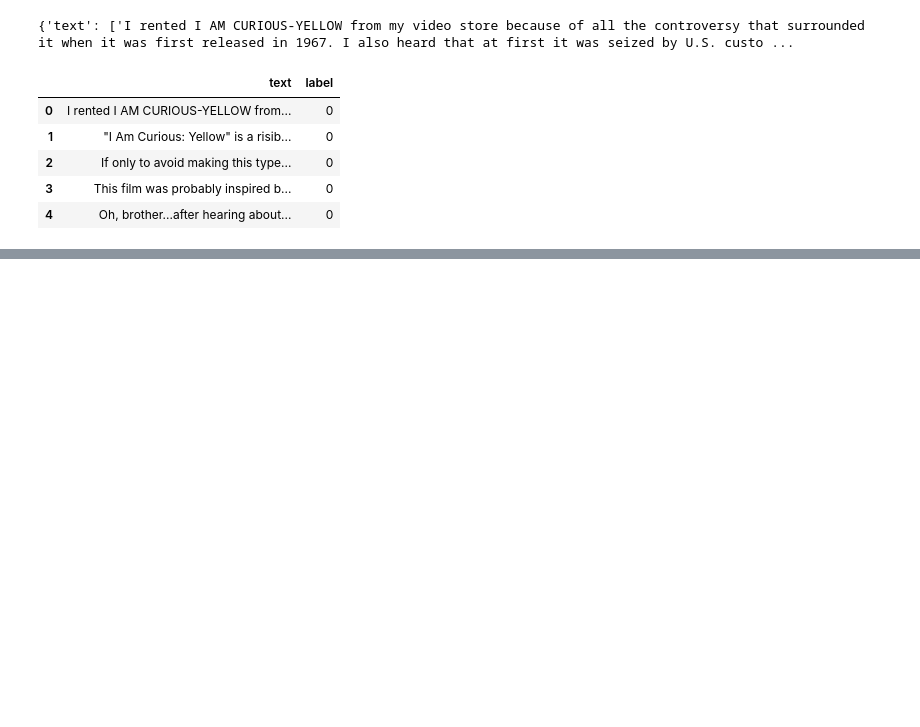
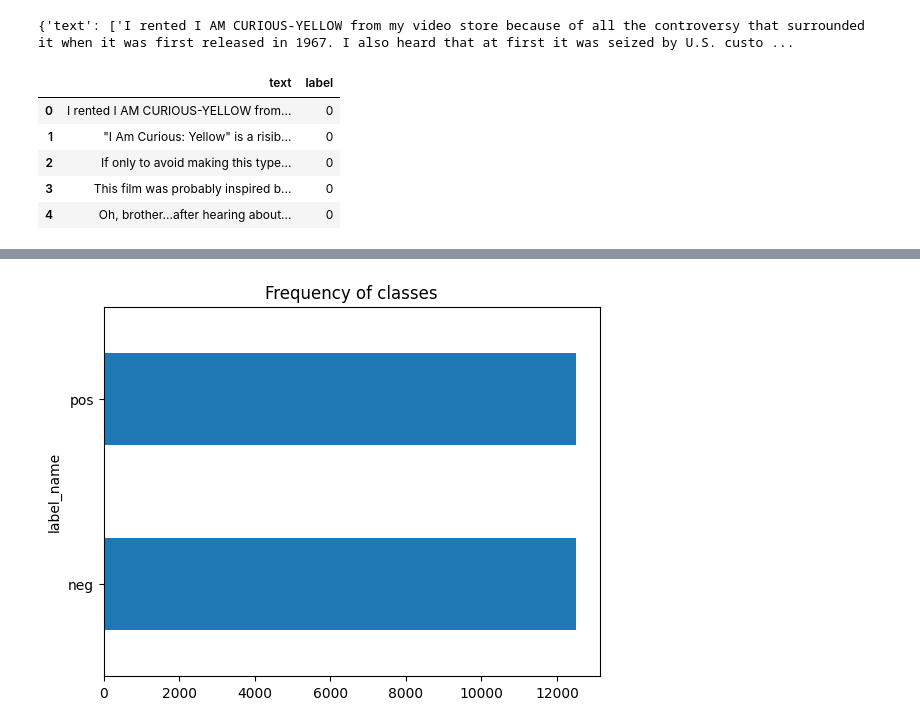
Before and after one commit to Nurik1002/NLP, a Jupyter notebook: TextClassification.ipynb, the cells around one changed output, grey strips where cells are left out. Cells and saved outputs as stored; diff of their text form; code cells hidden in the pictures; blank space fills up the shorter version.

```diff
--- a/TextClassification.ipynb
+++ b/TextClassification.ipynb
@@ -85,3 +86,8 @@ df.head()
 | 2 | If only to avoid making this type... | 0 |
 | 3 | This film was probably inspired b... | 0 |
 | 4 | Oh, brother...after hearing about... | 0 |
+# %%
+def label_int2str(row):
+    return imdb["train"].features["label"].int2str(row)
+# %%
+df["label_name"] = df["label"].apply(label_int2str)
@@ -87,0 +103,6 @@ df.head()
+# %%
+df["label_name"].value_counts(ascending=True).plot.barh()
+plt.title("Frequency of classes")
+plt.show()
+# %% [output]
+[figure, added]
```
Also changed, not shown: parts of 3 cells of this notebook.
